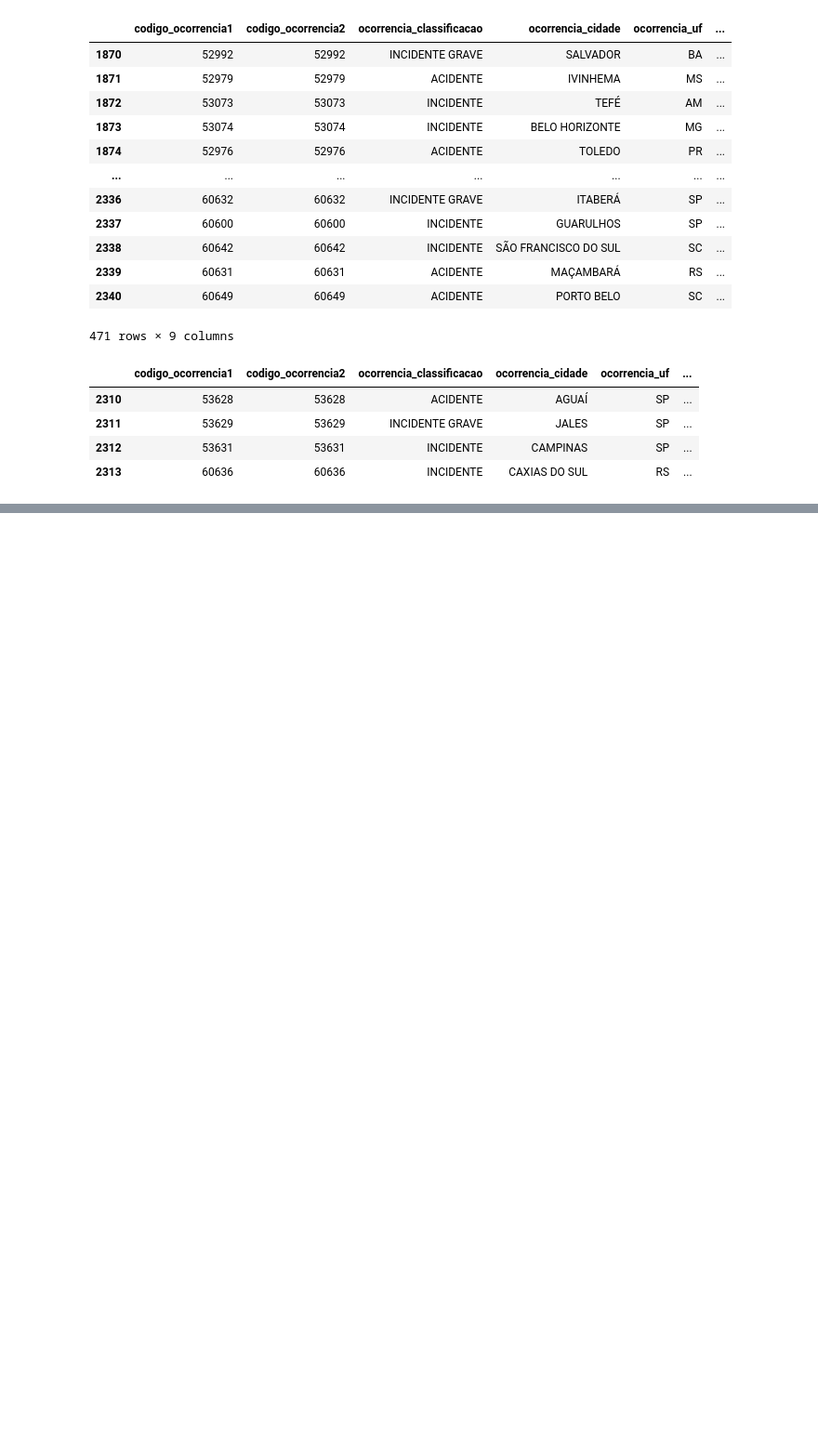
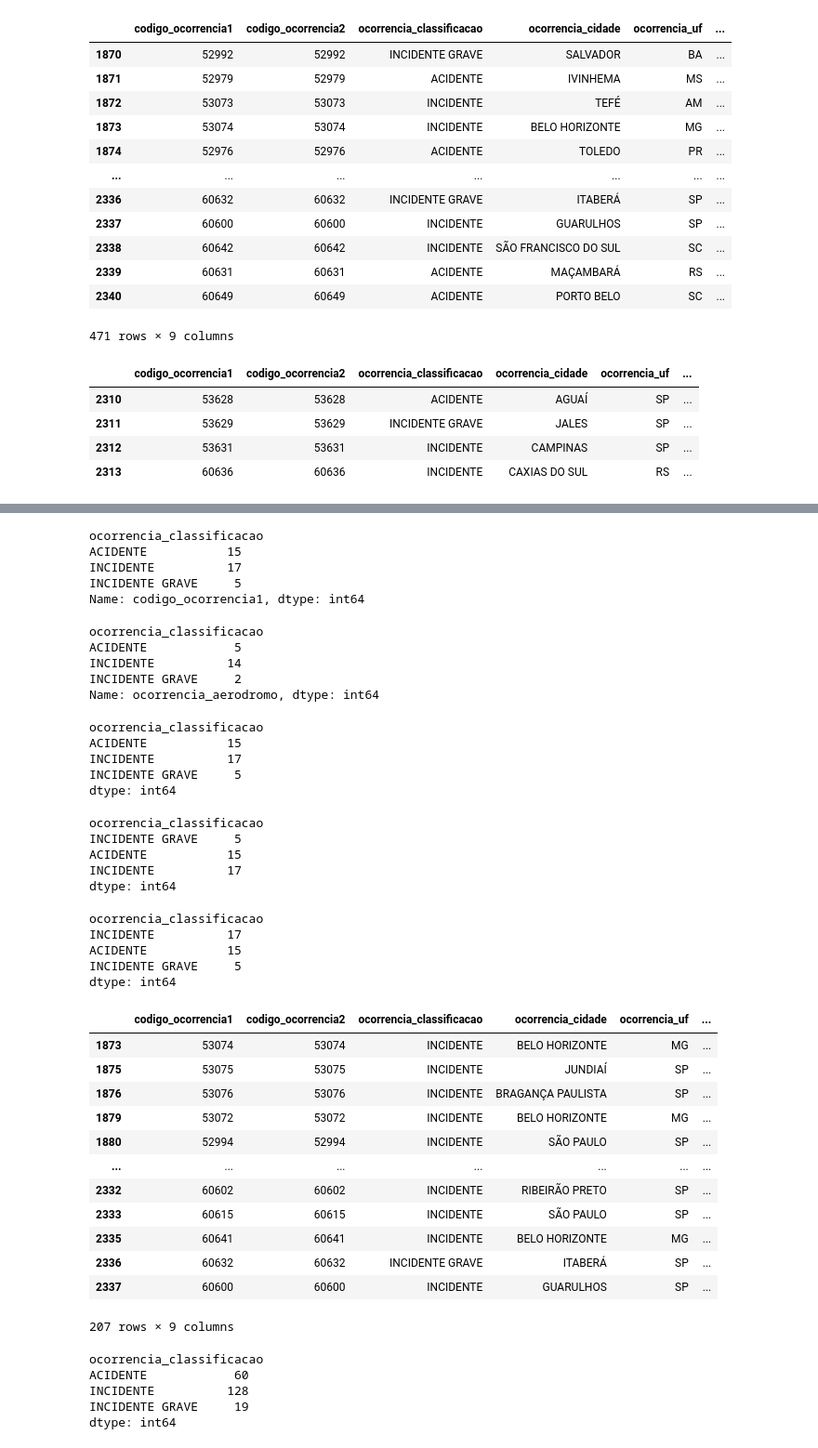
Before and after one commit to Manoel/Cognizant-Cloud-Data-Engineer-2, a Jupyter notebook: fundamentos_etl_com_python/projeto_etl_transformação.ipynb, the cells around one changed output, grey strips where cells are left out. Shown at 93% size. Cells and saved outputs as stored; diff of their text form; code cells hidden in the pictures; blank space fills up the shorter version.

```diff
--- a/fundamentos_etl_com_python/projeto_etl_transformação.ipynb
+++ b/fundamentos_etl_com_python/projeto_etl_transformação.ipynb
@@ -389,0 +502,71 @@ df.loc[filtro]
+# %%
+# contando pelo codigo_ocorrencia1 temos os seguintes resultados
+df201503.groupby(['ocorrencia_classificacao']).codigo_ocorrencia1.count()
+# %% [output]
+ocorrencia_classificacao
+ACIDENTE           15
+INCIDENTE          17
+INCIDENTE GRAVE     5
+Name: codigo_ocorrencia1, dtype: int64
+# %%
+# contando pela ocorrencia_aerodromo temos os divergentes, pois na coluna aerodromo temos valores nulos (NaN)
+df201503.groupby(['ocorrencia_classificacao']).ocorrencia_aerodromo.count()
+# %% [output]
+ocorrencia_classificacao
+ACIDENTE            5
+INCIDENTE          14
+INCIDENTE GRAVE     2
+Name: ocorrencia_aerodromo, dtype: int64
+# %%
+# Evitando o problema de contar por uma coluna que tem valores nulos
+df201503.groupby(['ocorrencia_classificacao']).size()
+# %% [output]
+ocorrencia_classificacao
+ACIDENTE           15
+INCIDENTE          17
+INCIDENTE GRAVE     5
+dtype: int64
+# %%
+# ordenando os dados em ordem crescente
+df201503.groupby(['ocorrencia_classificacao']).size().sort_values()
+# %% [output]
+ocorrencia_classificacao
+INCIDENTE GRAVE     5
+ACIDENTE           15
+INCIDENTE          17
+dtype: int64
+# %%
+# ordenando os dados em ordem decrescente
+df201503.groupby(['ocorrencia_classificacao']).size().sort_values(ascending=False)
+# %% [output]
+ocorrencia_classificacao
+INCIDENTE          17
+ACIDENTE           15
+INCIDENTE GRAVE     5
+dtype: int64
+# %%
+filtro = (df.ocorrencia_dia.dt.year == 2015) & (df.ocorrencia_uf.isin(['SP','MG','ES','RJ']))
+dfsudeste2010 = df.loc[filtro]
+dfsudeste2010
+# %% [output]
+|  | codigo_ocorrencia1 | codigo_ocorrencia2 | ocorrencia_classificacao | ocorrencia_cidade | ocorrencia_uf | ... |
+| 1873 | 53074 | 53074 | INCIDENTE | BELO HORIZONTE | MG | ... |
+| 1875 | 53075 | 53075 | INCIDENTE | JUNDIAÍ | SP | ... |
+| 1876 | 53076 | 53076 | INCIDENTE | BRAGANÇA PAULISTA | SP | ... |
+| 1879 | 53072 | 53072 | INCIDENTE | BELO HORIZONTE | MG | ... |
+| 1880 | 52994 | 52994 | INCIDENTE | SÃO PAULO | SP | ... |
+| ... | ... | ... | ... | ... | ... | ... |
+| 2332 | 60602 | 60602 | INCIDENTE | RIBEIRÃO PRETO | SP | ... |
+| 2333 | 60615 | 60615 | INCIDENTE | SÃO PAULO | SP | ... |
+| 2335 | 60641 | 60641 | INCIDENTE | BELO HORIZONTE | MG | ... |
+| 2336 | 60632 | 60632 | INCIDENTE GRAVE | ITABERÁ | SP | ... |
+| 2337 | 60600 | 60600 | INCIDENTE | GUARULHOS | SP | ... |
+207 rows × 9 columns
+# %%
+dfsudeste2010.groupby(['ocorrencia_classificacao']).size()
+# %% [output]
+ocorrencia_classificacao
+ACIDENTE            60
+INCIDENTE          128
+INCIDENTE GRAVE     19
+dtype: int64
```
Also changed, not shown: parts of 18 cells of this notebook.
